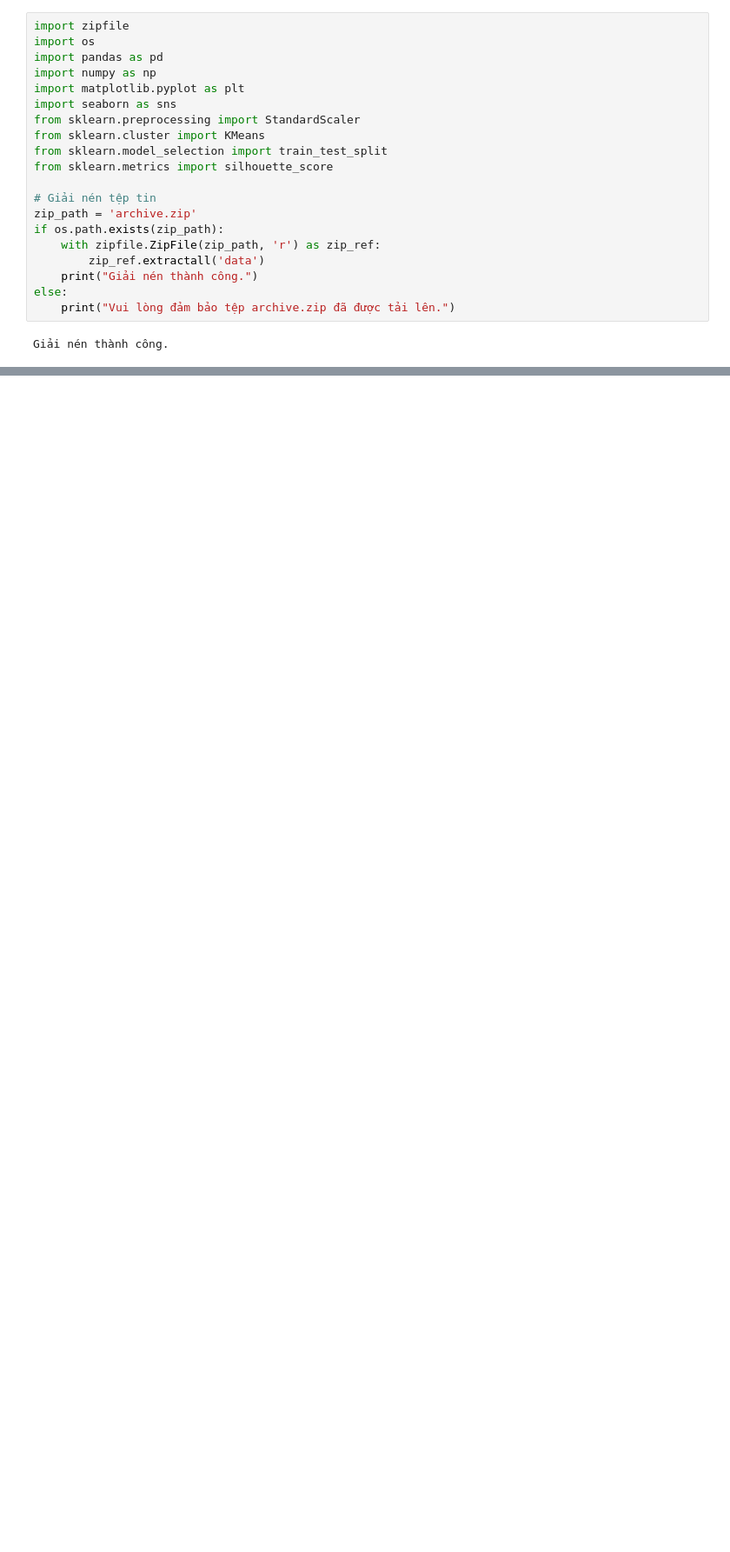
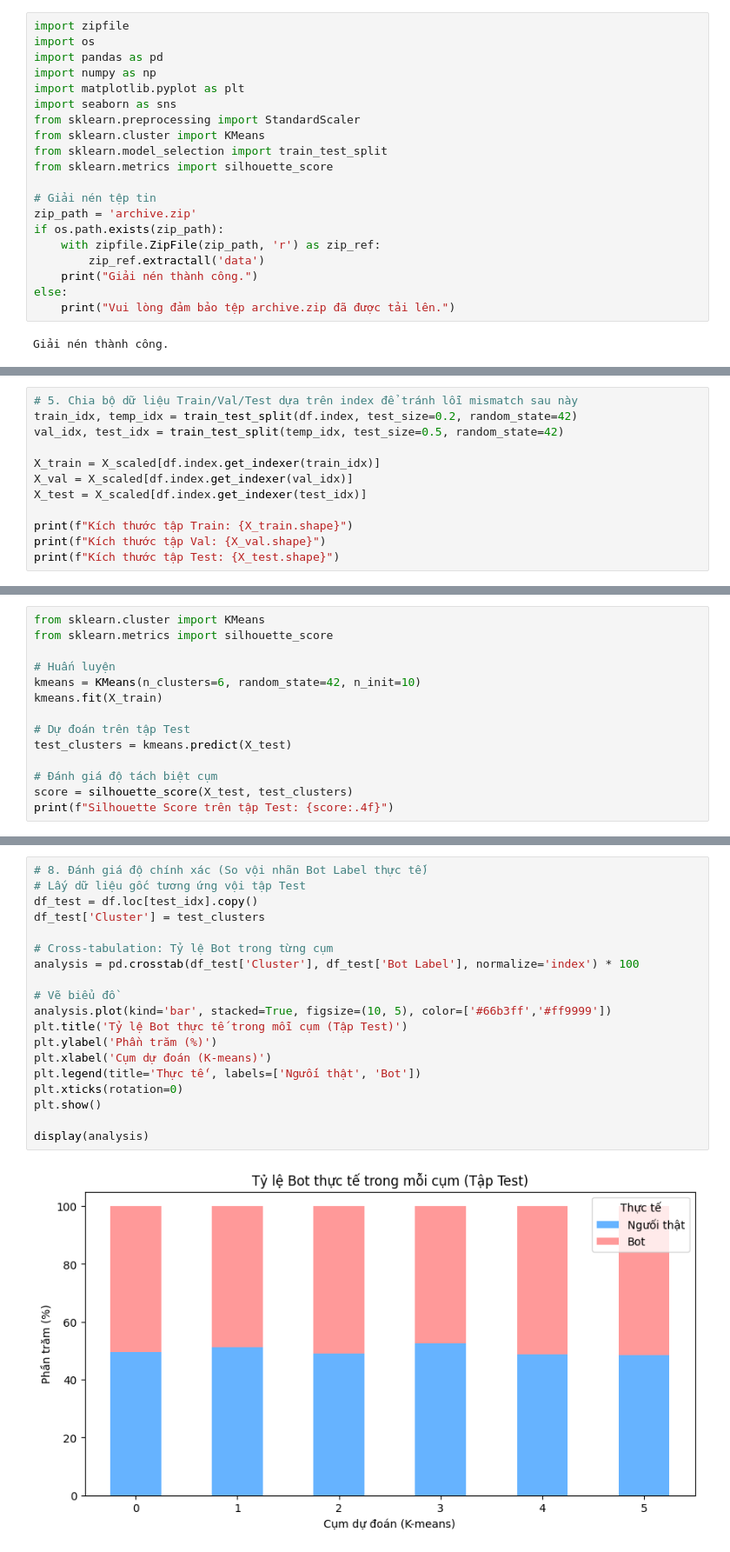
Before and after one commit to true-cpu/DoAnKPDL, a Jupyter notebook: DOANKPDL.ipynb, the cells around one changed output, grey strips where cells are left out. Shown at 87% size. Drawn from its saved outputs; the diff is of its cells as text; blank space fills up the shorter version.

```diff
--- a/DOANKPDL.ipynb
+++ b/DOANKPDL.ipynb
@@ -218,0 +114,12 @@ KẾT LUẬN ĐÁNH GIÁ:
+# %%
+# 5. Chia bộ dữ liệu Train/Val/Test dựa trên index để tránh lỗi mismatch sau này
+train_idx, temp_idx = train_test_split(df.index, test_size=0.2, random_state=42)
+val_idx, test_idx = train_test_split(temp_idx, test_size=0.5, random_state=42)
+
+X_train = X_scaled[df.index.get_indexer(train_idx)]
+X_val = X_scaled[df.index.get_indexer(val_idx)]
+X_test = X_scaled[df.index.get_indexer(test_idx)]
+
+print(f"Kích thước tập Train: {X_train.shape}")
+print(f"Kích thước tập Val: {X_val.shape}")
+print(f"Kích thước tập Test: {X_test.shape}")
@@ -218,0 +133,14 @@ KẾT LUẬN ĐÁNH GIÁ:
+# %%
+from sklearn.cluster import KMeans
+from sklearn.metrics import silhouette_score
+
+# Huấn luyện
+kmeans = KMeans(n_clusters=6, random_state=42, n_init=10)
+kmeans.fit(X_train)
+
+# Dự đoán trên tập Test
+test_clusters = kmeans.predict(X_test)
+
+# Đánh giá độ tách biệt cụm
+score = silhouette_score(X_test, test_clusters)
+print(f"Silhouette Score trên tập Test: {score:.4f}")
@@ -218,0 +151,21 @@ KẾT LUẬN ĐÁNH GIÁ:
+# %%
+# 8. Đánh giá độ chính xác (So vội nhãn Bot Label thực tế)
+# Lấy dữ liệu gốc tương ứng vội tập Test
+df_test = df.loc[test_idx].copy()
+df_test['Cluster'] = test_clusters
+
+# Cross-tabulation: Tỷ lệ Bot trong từng cụm
+analysis = pd.crosstab(df_test['Cluster'], df_test['Bot Label'], normalize='index') * 100
+
+# Vẽ biểu đồ
+analysis.plot(kind='bar', stacked=True, figsize=(10, 5), color=['#66b3ff','#ff9999'])
+plt.title('Tỷ lệ Bot thực tế trong mỗi cụm (Tập Test)')
+plt.ylabel('Phần trăm (%)')
+plt.xlabel('Cụm dự đoán (K-means)')
+plt.legend(title='Thực tế', labels=['Ngưối thật', 'Bot'])
+plt.xticks(rotation=0)
+plt.show()
+
+display(analysis)
+# %% [output]
+[figure, added]
```
Also changed, not shown: parts of 26 cells of this notebook.
